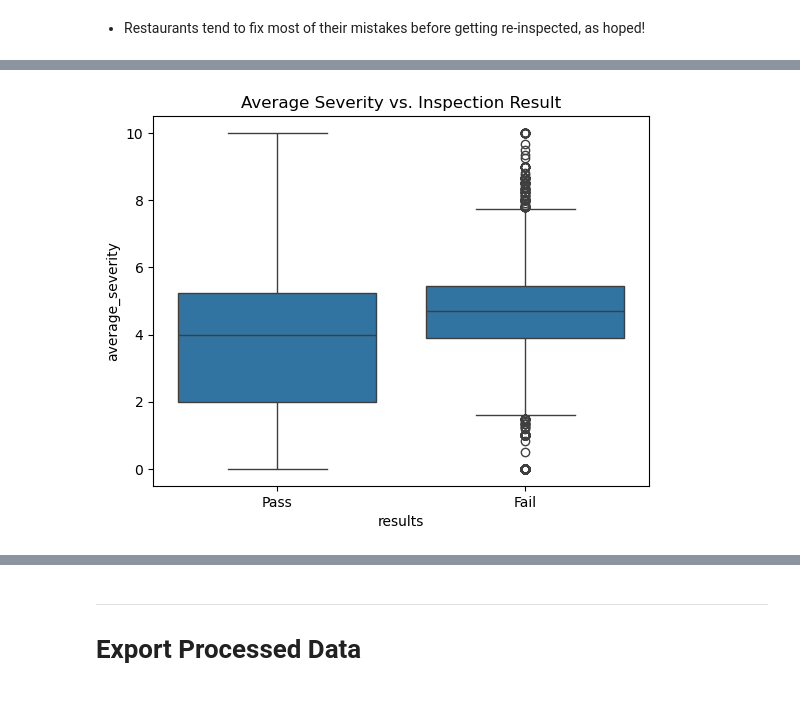
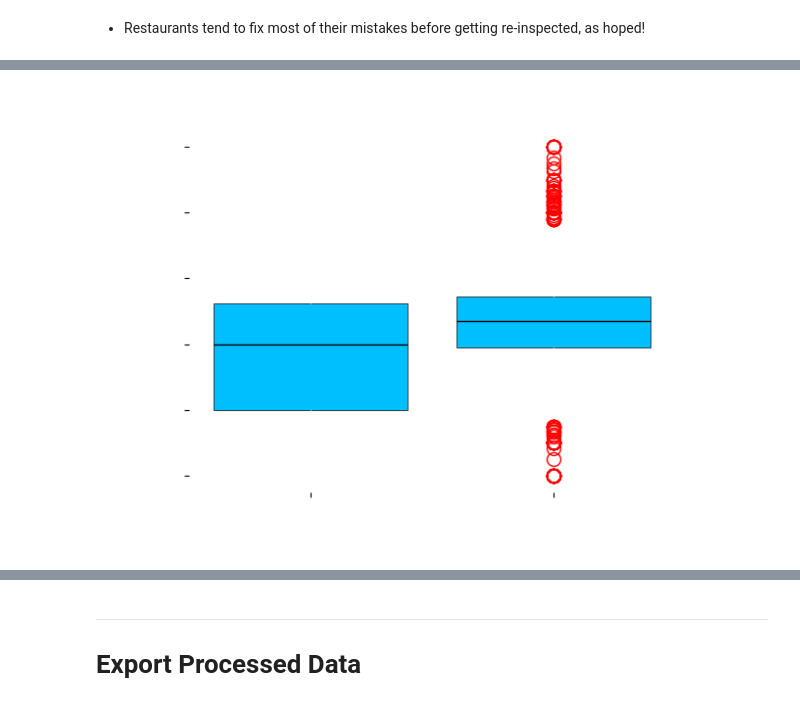
Before and after one commit to CharlesCro/food-inspections, a Jupyter notebook: code/notebooks/01_EDA.ipynb, the cells around one changed output, grey strips where cells are left out. Saved outputs shown, nothing was run; the diff lists cells and outputs as text; code cells hidden in the pictures.

```diff
--- a/code/notebooks/01_EDA.ipynb
+++ b/code/notebooks/01_EDA.ipynb
@@ -362,5 +399,29 @@ plt.title('Distribution of Average Severity Levels');
 # %%
-sns.boxplot(data=chicago, x='results', y='average_severity')
-plt.title('Average Severity vs. Inspection Result');
+sns.boxplot(data=chicago, x='results', y='average_severity',
+            flierprops = {'marker': 'o', 'markeredgecolor': 'red', 'markersize': 10},
+            boxprops = {'facecolor': 'deepskyblue', 'edgecolor': 'black', 'linewidth': 0.5},
+            medianprops = {'color': 'black'},
+            whiskerprops = {'color': 'white', 'linewidth': 1},
+            capprops = {'color': 'white', 'linewidth': 1})
+
+
+# Customize plot labels
+plt.title('Average Severity vs. Inspection Result', color = 'white', fontsize = 25)
+plt.xlabel('TBD', fontsize=16, color = 'white')
+plt.ylabel('TBD', fontsize=14, color = 'white')
+
+# customize ticks
+plt.xticks(color = 'white')
+plt.yticks(color = 'white')
+
+# Set the plot to be transparent
+plt.gca().patch.set_alpha(0)  # Remove axis background
+plt.gcf().patch.set_alpha(0)  # Remove figure background
+
+# Remove plot borders
+plt.gca().spines['top'].set_visible(False)
+plt.gca().spines['right'].set_visible(False)
+plt.gca().spines['left'].set_visible(False)
+plt.gca().spines['bottom'].set_visible(False);
 # %% [output]
-[figure, old version]
+[figure, new version]
```
Also changed, not shown: parts of 3 cells of this notebook, 2 other files.
